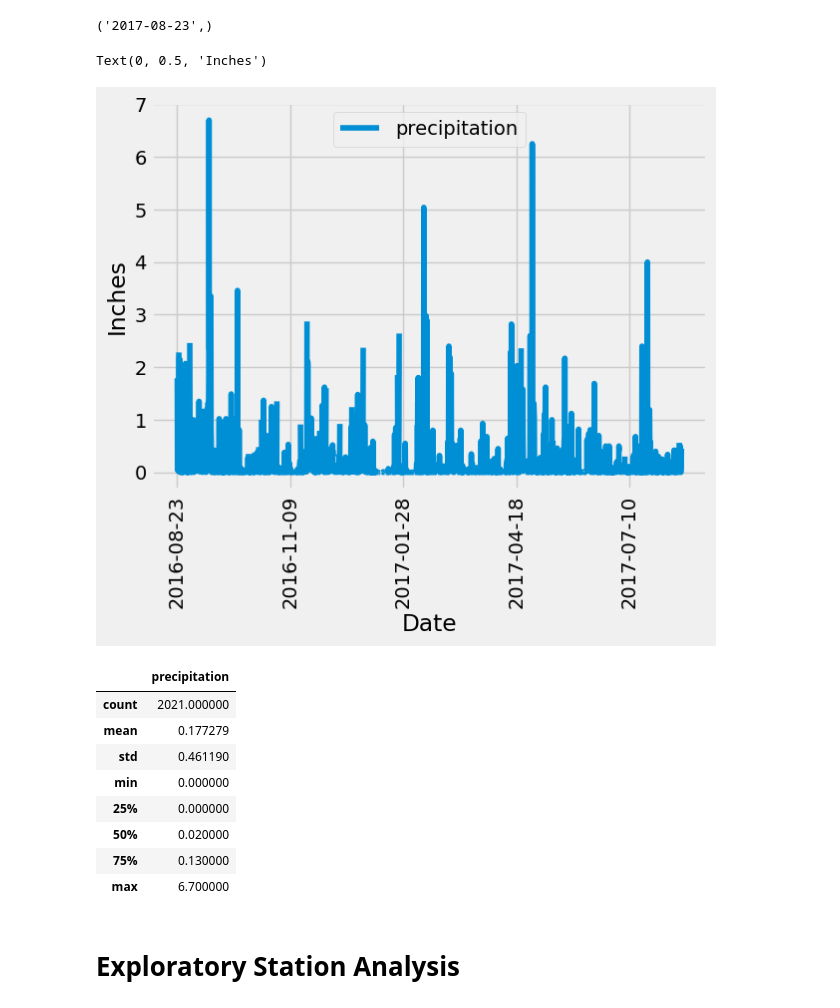
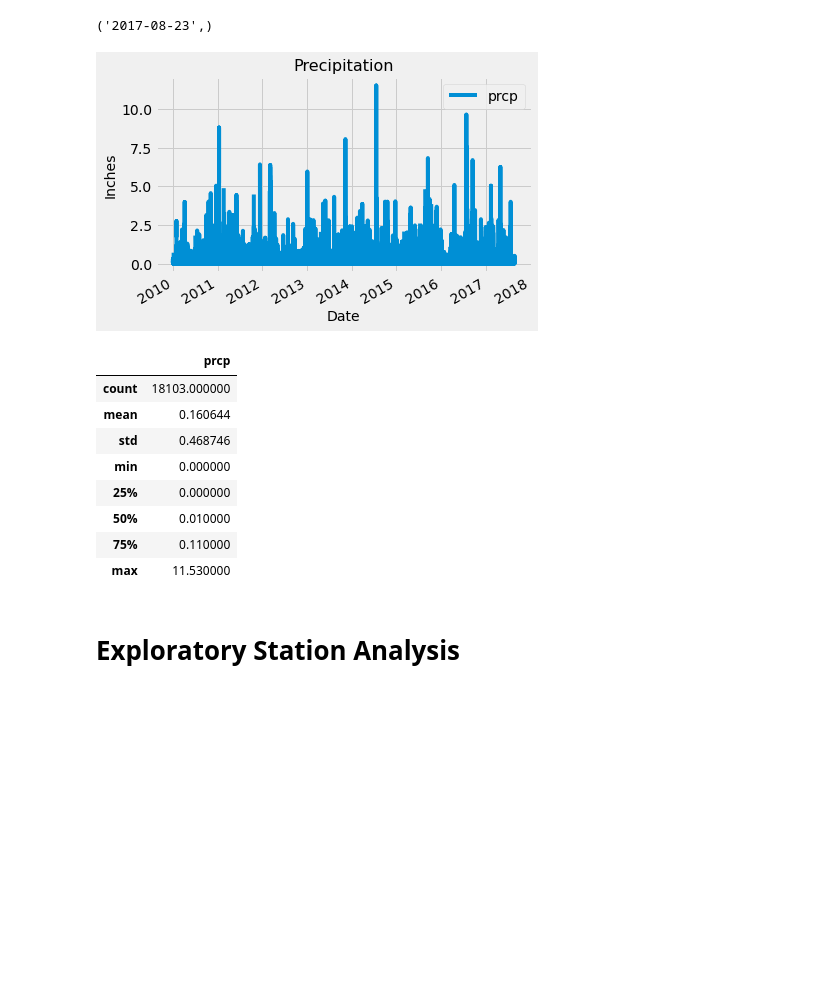
Before and after one commit to mattf4171/sqlalchemy-challenge, a Jupyter notebook: SurfsUp/climate_starter.ipynb, the cells around one changed output. Cells and saved outputs as stored; diff of their text form; code cells hidden in the pictures; blank space fills up the shorter version.

```diff
--- a/SurfsUp/climate_starter.ipynb
+++ b/SurfsUp/climate_starter.ipynb
@@ -18,5 +18,5 @@ from sqlalchemy import create_engine, func
 # %%
 # create engine to hawaii.sqlite
-engine = create_engine("sqlite:///Resources/hawaii.sqlite")
+engine = create_engine("sqlite:///../Resources/hawaii.sqlite")
 # %%
 # reflect an existing database into a new model
@@ -39,35 +45,44 @@ engine = create_engine("sqlite:///Resources/hawaii.sqlite")
 # %%
 # Design a query to retrieve the last 12 months of precipitation data and plot the results.
 # Starting from the most recent data point in the database.
 
 # Calculate the date one year from the last date in data set.
-
+sql_statement = """
+SELECT date, prcp
+FROM measurement
+ORDER BY date ASC;
+"""
 
 # Perform a query to retrieve the data and precipitation scores
 
 
 # Save the query results as a Pandas DataFrame. Explicitly set the column names
-
+df_date_precep = pd.read_sql(sql_statement, engine)
 
 # Sort the dataframe by date
-
+df_date_precep["date"].sort_values()
 
 # Use Pandas Plotting with Matplotlib to plot the data
+df_date_precep['date'] = pd.to_datetime(df_date_precep['date'])
+df_date_precep.plot(x='date', y='prcp')
+plt.ylabel('Inches', size=14)
+plt.xlabel('Date', size=14)
+plt.title('Precipitation', size=16);
 # %% [output]
-Text(0, 0.5, 'Inches')
-[figure, old version]
+[figure, new version]
 # %%
 # Use Pandas to calculate the summary statistics for the precipitation data
+df_date_precep.describe()
 # %% [output]
-|  | precipitation |
-| count | 2021.000000 |
-| mean | 0.177279 |
-| std | 0.461190 |
+|  | prcp |
+| count | 18103.000000 |
+| mean | 0.160644 |
+| std | 0.468746 |
 | min | 0.000000 |
 | 25% | 0.000000 |
-| 50% | 0.020000 |
-| 75% | 0.130000 |
-| max | 6.700000 |
+| 50% | 0.010000 |
+| 75% | 0.110000 |
+| max | 11.530000 |
 # %% [markdown]
 # Exploratory Station Analysis
 # %%
```
Also changed, not shown: parts of 8 cells of this notebook.
